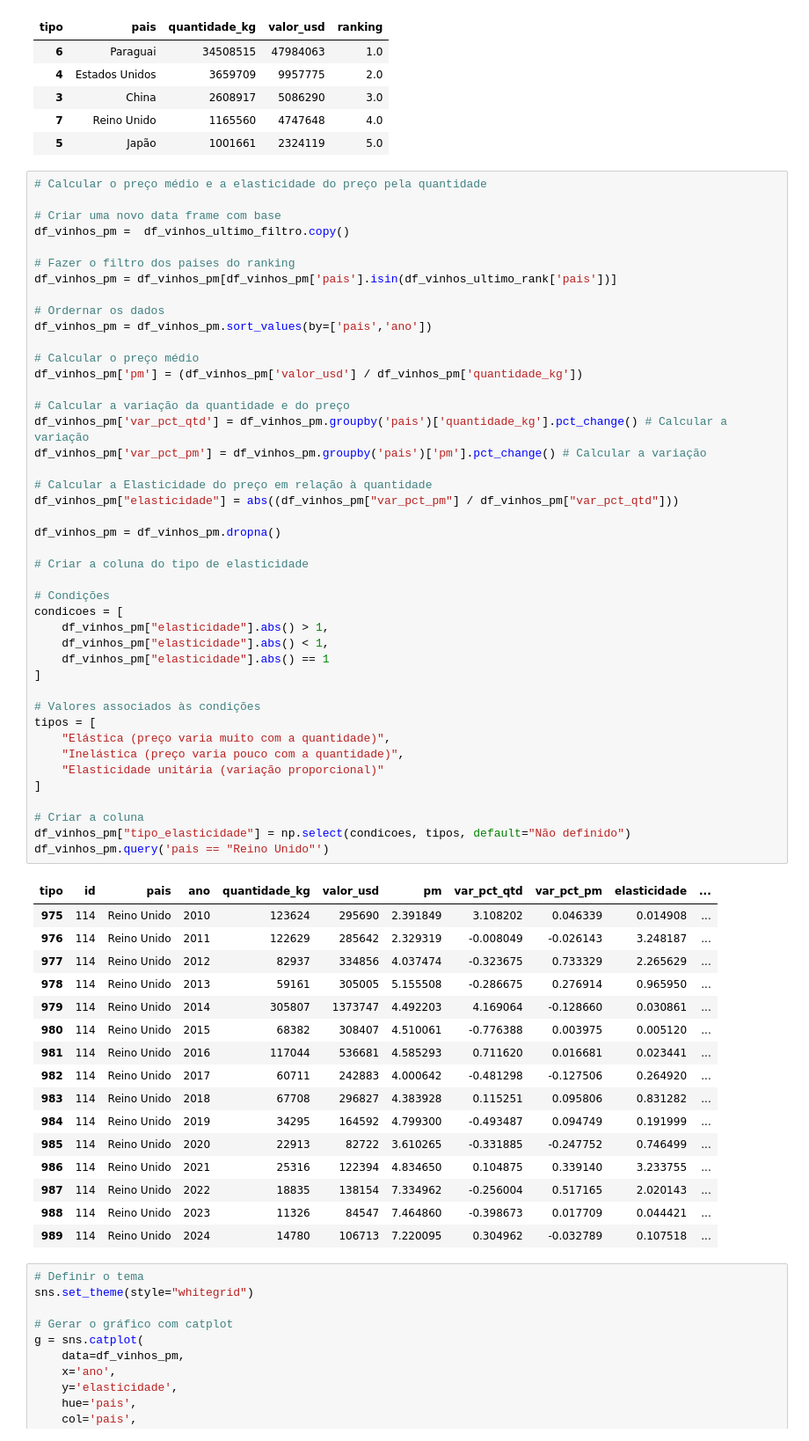
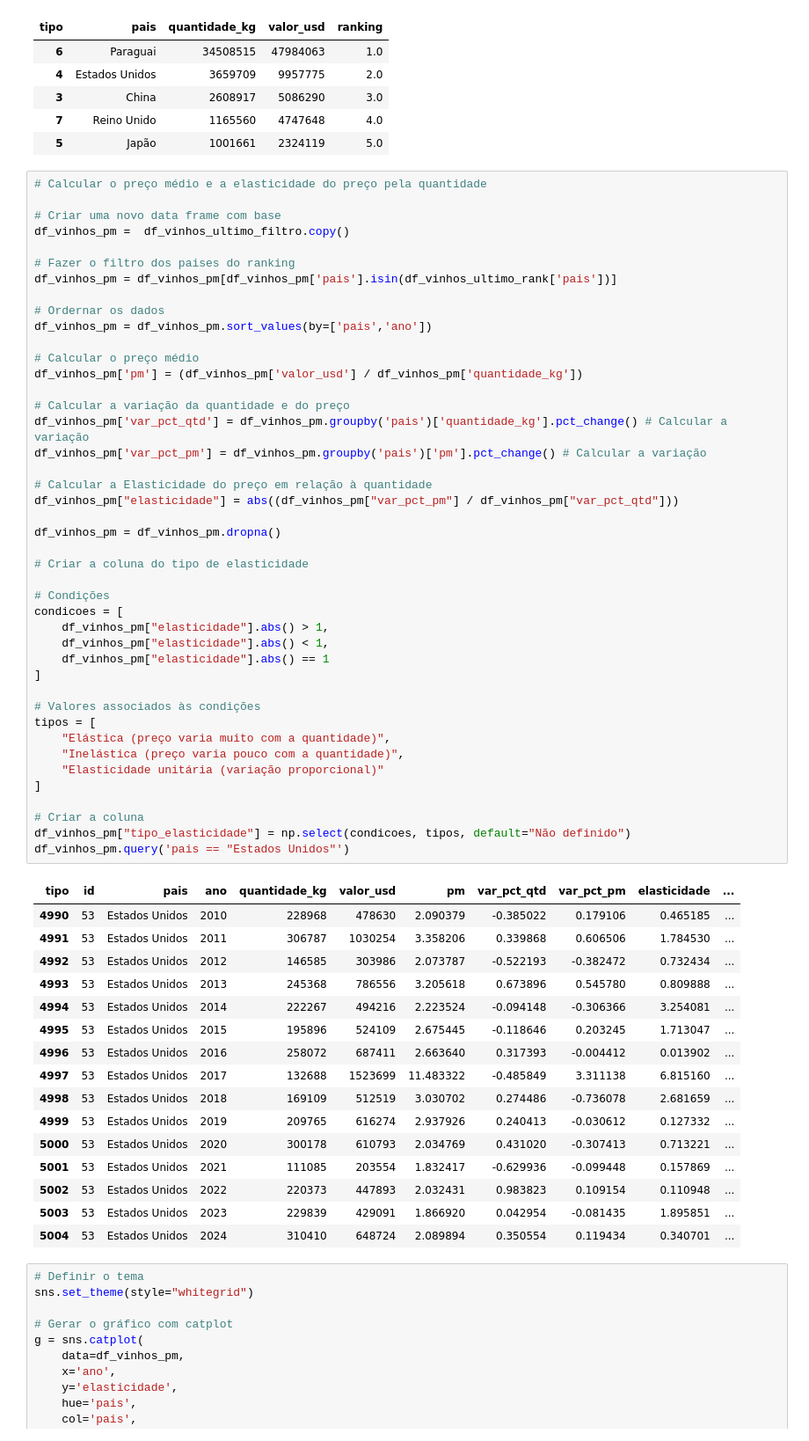
Before and after one commit to RicardViana/fiap-Data-Analysis-and-Exploration, a Jupyter notebook: tech_challenge_fase1.ipynb, the cells around one changed output. Shown: that part at 88% size. Saved outputs shown, nothing was run; the diff lists cells and outputs as text.

```diff
--- a/tech_challenge_fase1.ipynb
+++ b/tech_challenge_fase1.ipynb
@@ -243,49 +243,49 @@ df_vinhos_pm['pm'] = (df_vinhos_pm['valor_usd'] / df_vinhos_pm['quantidade_kg'])
 
 # Calcular a variação da quantidade e do preço
 df_vinhos_pm['var_pct_qtd'] = df_vinhos_pm.groupby('pais')['quantidade_kg'].pct_change() # Calcular a variação
 df_vinhos_pm['var_pct_pm'] = df_vinhos_pm.groupby('pais')['pm'].pct_change() # Calcular a variação
 
 # Calcular a Elasticidade do preço em relação à quantidade
 df_vinhos_pm["elasticidade"] = abs((df_vinhos_pm["var_pct_pm"] / df_vinhos_pm["var_pct_qtd"]))
 
 df_vinhos_pm = df_vinhos_pm.dropna()
 
 # Criar a coluna do tipo de elasticidade
 
 # Condições
 condicoes = [
     df_vinhos_pm["elasticidade"].abs() > 1,
     df_vinhos_pm["elasticidade"].abs() < 1,
     df_vinhos_pm["elasticidade"].abs() == 1
 ]
 
 # Valores associados às condições
 tipos = [
     "Elástica (preço varia muito com a quantidade)",
     "Inelástica (preço varia pouco com a quantidade)",
     "Elasticidade unitária (variação proporcional)"
 ]
 
 # Criar a coluna
 df_vinhos_pm["tipo_elasticidade"] = np.select(condicoes, tipos, default="Não definido")
-df_vinhos_pm.query('pais == "Reino Unido"')
+df_vinhos_pm.query('pais == "Estados Unidos"')
 # %% [output]
 | tipo | id | pais | ano | quantidade_kg | valor_usd | pm | var_pct_qtd | var_pct_pm | elasticidade | ... |
-| 975 | 114 | Reino Unido | 2010 | 123624 | 295690 | 2.391849 | 3.108202 | 0.046339 | 0.014908 | ... |
-| 976 | 114 | Reino Unido | 2011 | 122629 | 285642 | 2.329319 | -0.008049 | -0.026143 | 3.248187 | ... |
-| 977 | 114 | Reino Unido | 2012 | 82937 | 334856 | 4.037474 | -0.323675 | 0.733329 | 2.265629 | ... |
-| 978 | 114 | Reino Unido | 2013 | 59161 | 305005 | 5.155508 | -0.286675 | 0.276914 | 0.965950 | ... |
-| 979 | 114 | Reino Unido | 2014 | 305807 | 1373747 | 4.492203 | 4.169064 | -0.128660 | 0.030861 | ... |
-| 980 | 114 | Reino Unido | 2015 | 68382 | 308407 | 4.510061 | -0.776388 | 0.003975 | 0.005120 | ... |
-| 981 | 114 | Reino Unido | 2016 | 117044 | 536681 | 4.585293 | 0.711620 | 0.016681 | 0.023441 | ... |
-| 982 | 114 | Reino Unido | 2017 | 60711 | 242883 | 4.000642 | -0.481298 | -0.127506 | 0.264920 | ... |
-| 983 | 114 | Reino Unido | 2018 | 67708 | 296827 | 4.383928 | 0.115251 | 0.095806 | 0.831282 | ... |
-| 984 | 114 | Reino Unido | 2019 | 34295 | 164592 | 4.799300 | -0.493487 | 0.094749 | 0.191999 | ... |
-| 985 | 114 | Reino Unido | 2020 | 22913 | 82722 | 3.610265 | -0.331885 | -0.247752 | 0.746499 | ... |
-| 986 | 114 | Reino Unido | 2021 | 25316 | 122394 | 4.834650 | 0.104875 | 0.339140 | 3.233755 | ... |
-| 987 | 114 | Reino Unido | 2022 | 18835 | 138154 | 7.334962 | -0.256004 | 0.517165 | 2.020143 | ... |
-| 988 | 114 | Reino Unido | 2023 | 11326 | 84547 | 7.464860 | -0.398673 | 0.017709 | 0.044421 | ... |
-| 989 | 114 | Reino Unido | 2024 | 14780 | 106713 | 7.220095 | 0.304962 | -0.032789 | 0.107518 | ... |
+| 4990 | 53 | Estados Unidos | 2010 | 228968 | 478630 | 2.090379 | -0.385022 | 0.179106 | 0.465185 | ... |
+| 4991 | 53 | Estados Unidos | 2011 | 306787 | 1030254 | 3.358206 | 0.339868 | 0.606506 | 1.784530 | ... |
+| 4992 | 53 | Estados Unidos | 2012 | 146585 | 303986 | 2.073787 | -0.522193 | -0.382472 | 0.732434 | ... |
+| 4993 | 53 | Estados Unidos | 2013 | 245368 | 786556 | 3.205618 | 0.673896 | 0.545780 | 0.809888 | ... |
+| 4994 | 53 | Estados Unidos | 2014 | 222267 | 494216 | 2.223524 | -0.094148 | -0.306366 | 3.254081 | ... |
+| 4995 | 53 | Estados Unidos | 2015 | 195896 | 524109 | 2.675445 | -0.118646 | 0.203245 | 1.713047 | ... |
+| 4996 | 53 | Estados Unidos | 2016 | 258072 | 687411 | 2.663640 | 0.317393 | -0.004412 | 0.013902 | ... |
+| 4997 | 53 | Estados Unidos | 2017 | 132688 | 1523699 | 11.483322 | -0.485849 | 3.311138 | 6.815160 | ... |
+| 4998 | 53 | Estados Unidos | 2018 | 169109 | 512519 | 3.030702 | 0.274486 | -0.736078 | 2.681659 | ... |
+| 4999 | 53 | Estados Unidos | 2019 | 209765 | 616274 | 2.937926 | 0.240413 | -0.030612 | 0.127332 | ... |
+| 5000 | 53 | Estados Unidos | 2020 | 300178 | 610793 | 2.034769 | 0.431020 | -0.307413 | 0.713221 | ... |
+| 5001 | 53 | Estados Unidos | 2021 | 111085 | 203554 | 1.832417 | -0.629936 | -0.099448 | 0.157869 | ... |
+| 5002 | 53 | Estados Unidos | 2022 | 220373 | 447893 | 2.032431 | 0.983823 | 0.109154 | 0.110948 | ... |
+| 5003 | 53 | Estados Unidos | 2023 | 229839 | 429091 | 1.866920 | 0.042954 | -0.081435 | 1.895851 | ... |
+| 5004 | 53 | Estados Unidos | 2024 | 310410 | 648724 | 2.089894 | 0.350554 | 0.119434 | 0.340701 | ... |
 # %%
 # Definir o tema
 sns.set_theme(style="whitegrid")
```
Also changed, not shown: parts of 1 cell of this notebook.
